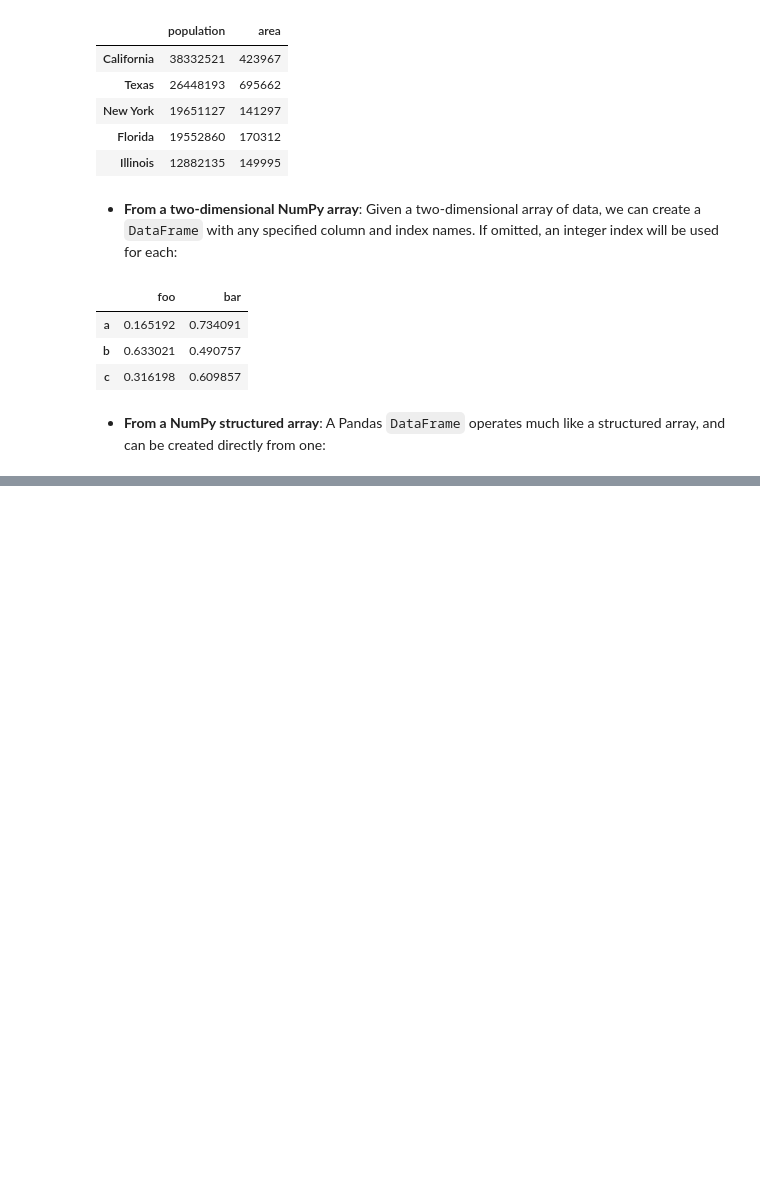
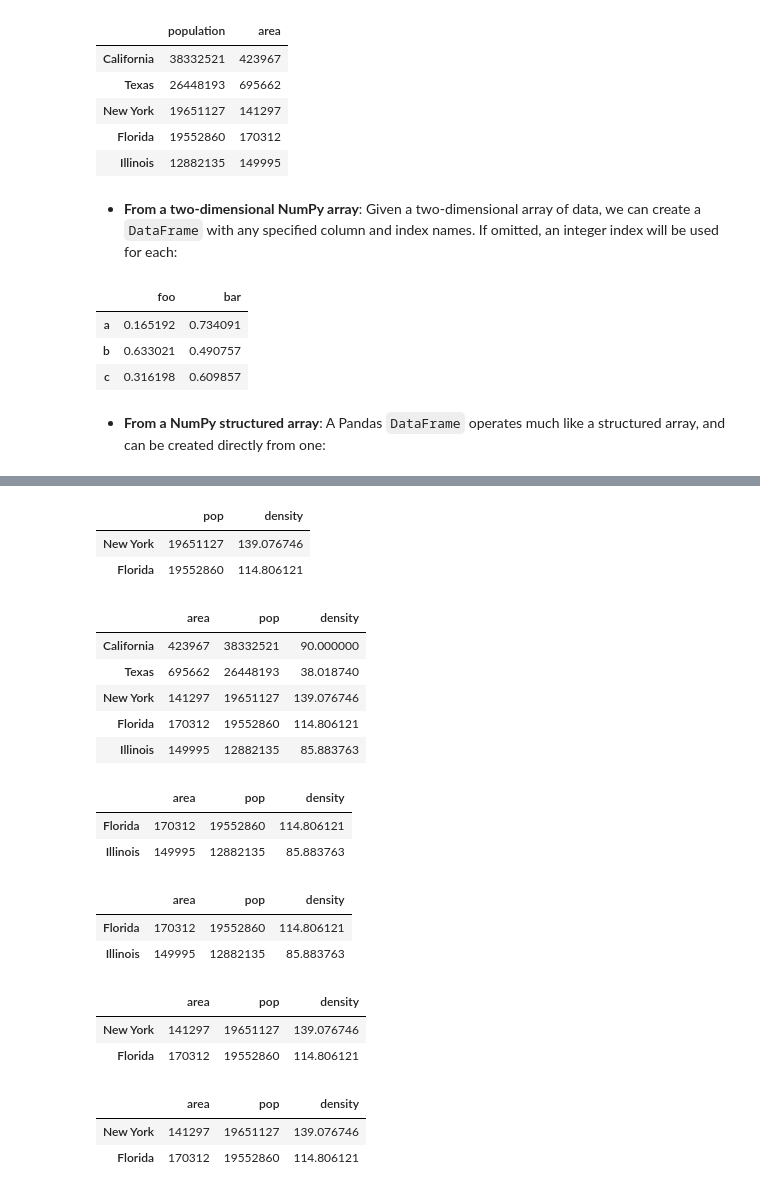
Before and after one commit to mjkeene/ML, a Jupyter notebook: python_data_science_handbook/3_data_manipulation_with_pandas.ipynb, the cells around one changed output, grey strips where cells are left out. Drawn from its saved outputs; the diff is of its cells as text; code cells hidden in the pictures; blank space fills up the shorter version.

```diff
--- a/python_data_science_handbook/3_data_manipulation_with_pandas.ipynb
+++ b/python_data_science_handbook/3_data_manipulation_with_pandas.ipynb
@@ -319,0 +651,40 @@ pd.DataFrame(np.random.rand(3, 2),
+# %%
+data.loc[data.density > 100, ['pop', 'density']]
+# %% [output]
+|  | pop | density |
+| New York | 19651127 | 139.076746 |
+| Florida | 19552860 | 114.806121 |
+# %%
+data.iloc[0, 2] = 90
+data
+# %% [output]
+|  | area | pop | density |
+| California | 423967 | 38332521 | 90.000000 |
+| Texas | 695662 | 26448193 | 38.018740 |
+| New York | 141297 | 19651127 | 139.076746 |
+| Florida | 170312 | 19552860 | 114.806121 |
+| Illinois | 149995 | 12882135 | 85.883763 |
+# %%
+data['Florida':'Illinois']
+# %% [output]
+|  | area | pop | density |
+| Florida | 170312 | 19552860 | 114.806121 |
+| Illinois | 149995 | 12882135 | 85.883763 |
+# %%
+data[3:5]
+# %% [output]
+|  | area | pop | density |
+| Florida | 170312 | 19552860 | 114.806121 |
+| Illinois | 149995 | 12882135 | 85.883763 |
+# %%
+data[data.density > 100]
+# %% [output]
+|  | area | pop | density |
+| New York | 141297 | 19651127 | 139.076746 |
+| Florida | 170312 | 19552860 | 114.806121 |
+# %%
+data[data['density'] > 100]
+# %% [output]
+|  | area | pop | density |
+| New York | 141297 | 19651127 | 139.076746 |
+| Florida | 170312 | 19552860 | 114.806121 |
```
Also changed, not shown: parts of 74 cells of this notebook.
